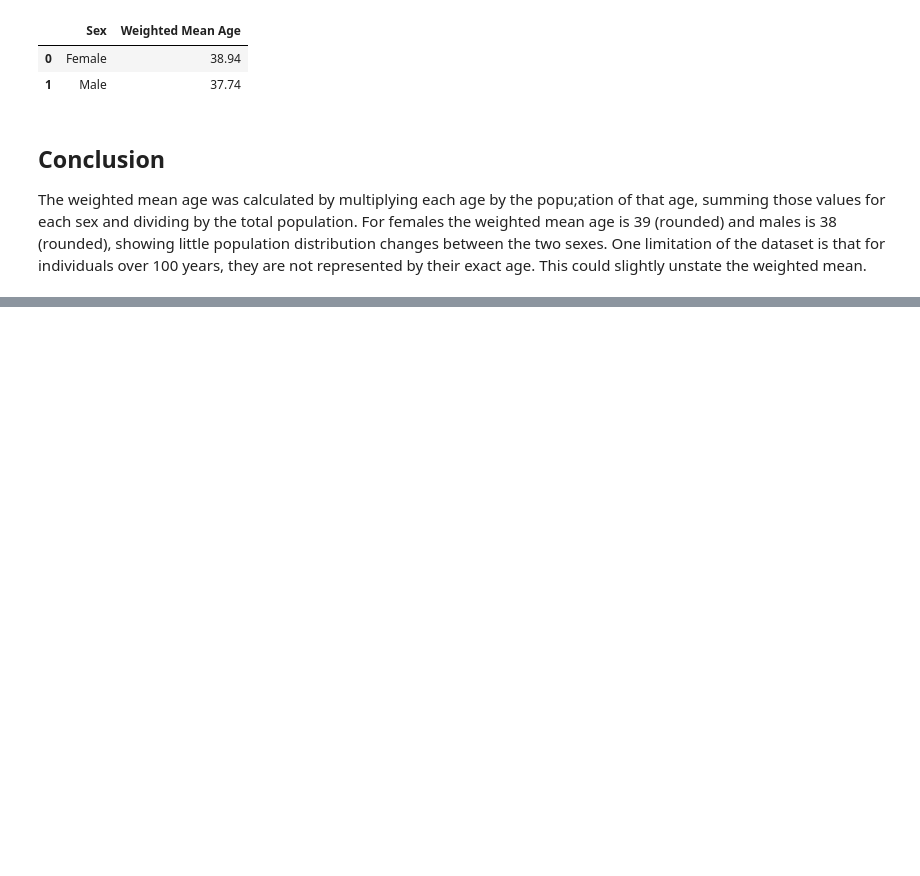
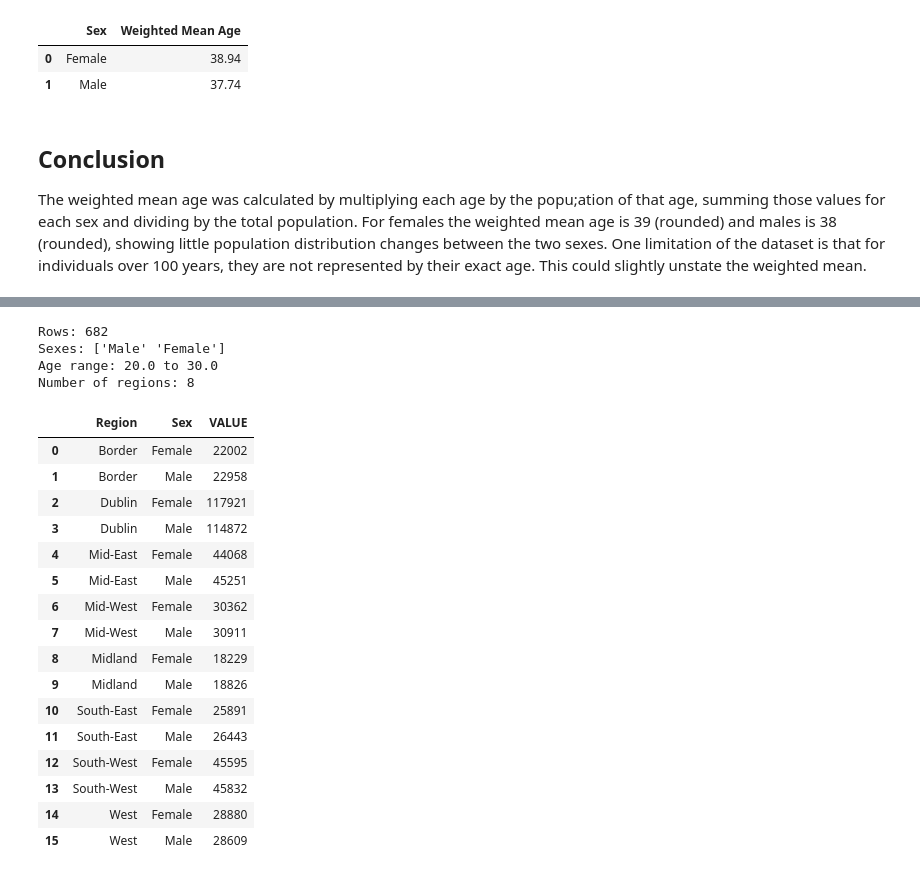
Before and after one commit to leahchristina/pfda, a Jupyter notebook: assignments/assignment04-population.ipynb, the cells around one changed output, grey strips where cells are left out. Saved outputs shown, nothing was run; the diff lists cells and outputs as text; code cells hidden in the pictures; blank space fills up the shorter version.

```diff
--- a/assignments/assignment04-population.ipynb
+++ b/assignments/assignment04-population.ipynb
@@ -233,0 +406,23 @@ One limitation of the dataset is that for individuals over 100 years, they are n
+# %%
+# Continuing with calculation
+regional_population["Age"] = (
+    regional_population["Single Year of Age"]
+    .replace({
+        "Under 1 year": "0",
+        "100 years and over": "100"
+    })
+    .str.replace(" years", "", regex=False)
+    .str.replace(" year", "", regex=False)
+)
+
+regional_population["Age"] = pd.to_numeric(
+    regional_population["Age"],
+    errors="coerce"
+)
+
+
+regional_age_group = regional_population[
+    regional_population["Sex"].isin(["Male", "Female"]) &
+    regional_population["Age"].between(lower_age, upper_age) &
+    regional_population["Region"].notna()
+].copy()
@@ -233,0 +450,43 @@ One limitation of the dataset is that for individuals over 100 years, they are n
+# %%
+regional_age_group = regional_population[
+    regional_population["Sex"].isin(["Male", "Female"]) &
+    regional_population["Age"].between(lower_age, upper_age) &
+    regional_population["Region"].notna()
+].copy()
+
+print("Rows:", len(regional_age_group))
+print("Sexes:", regional_age_group["Sex"].unique())
+print("Age range:", regional_age_group["Age"].min(), "to",
+      regional_age_group["Age"].max())
+print("Number of regions:", regional_age_group["Region"].nunique())
+
+region_sex_totals = (
+    regional_age_group
+    .groupby(["Region", "Sex"])["VALUE"]
+    .sum()
+    .reset_index()
+)
+
+region_sex_totals
+# %% [output]
+Rows: 682
+Sexes: ['Male' 'Female']
+Age range: 20.0 to 30.0
+Number of regions: 8
+|  | Region | Sex | VALUE |
+| 0 | Border | Female | 22002 |
+| 1 | Border | Male | 22958 |
+| 2 | Dublin | Female | 117921 |
+| 3 | Dublin | Male | 114872 |
+| 4 | Mid-East | Female | 44068 |
+| 5 | Mid-East | Male | 45251 |
+| 6 | Mid-West | Female | 30362 |
+| 7 | Mid-West | Male | 30911 |
+| 8 | Midland | Female | 18229 |
+| 9 | Midland | Male | 18826 |
+| 10 | South-East | Female | 25891 |
+| 11 | South-East | Male | 26443 |
+| 12 | South-West | Female | 45595 |
+| 13 | South-West | Male | 45832 |
+| 14 | West | Female | 28880 |
+| 15 | West | Male | 28609 |
```
Also changed, not shown: parts of 14 cells of this notebook.
